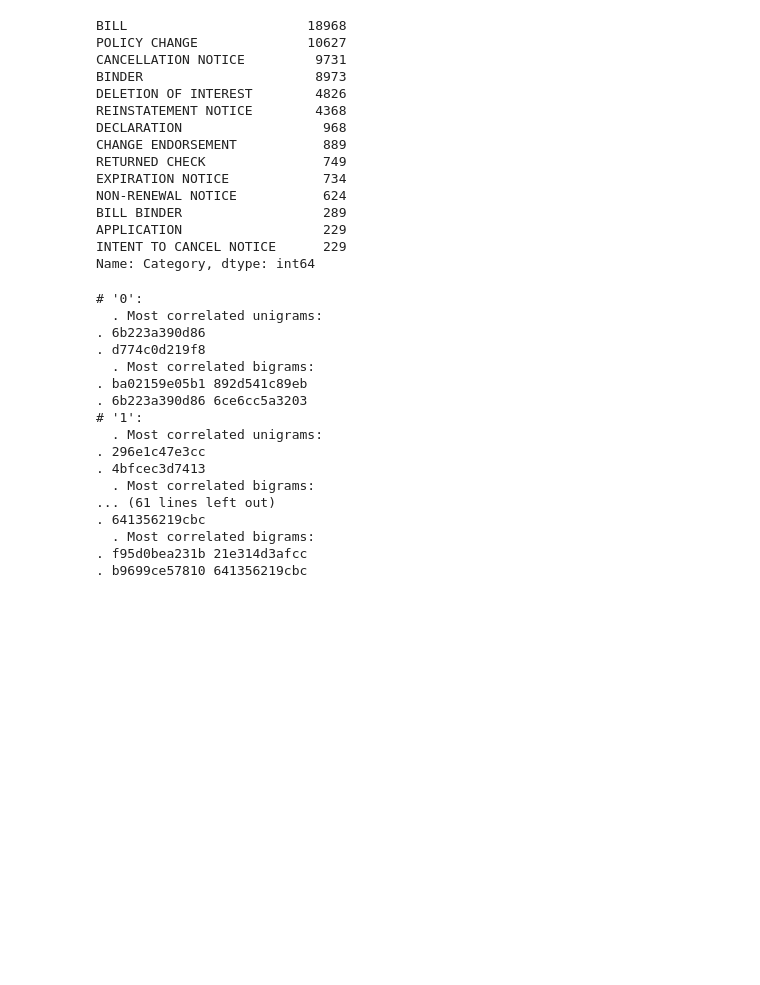
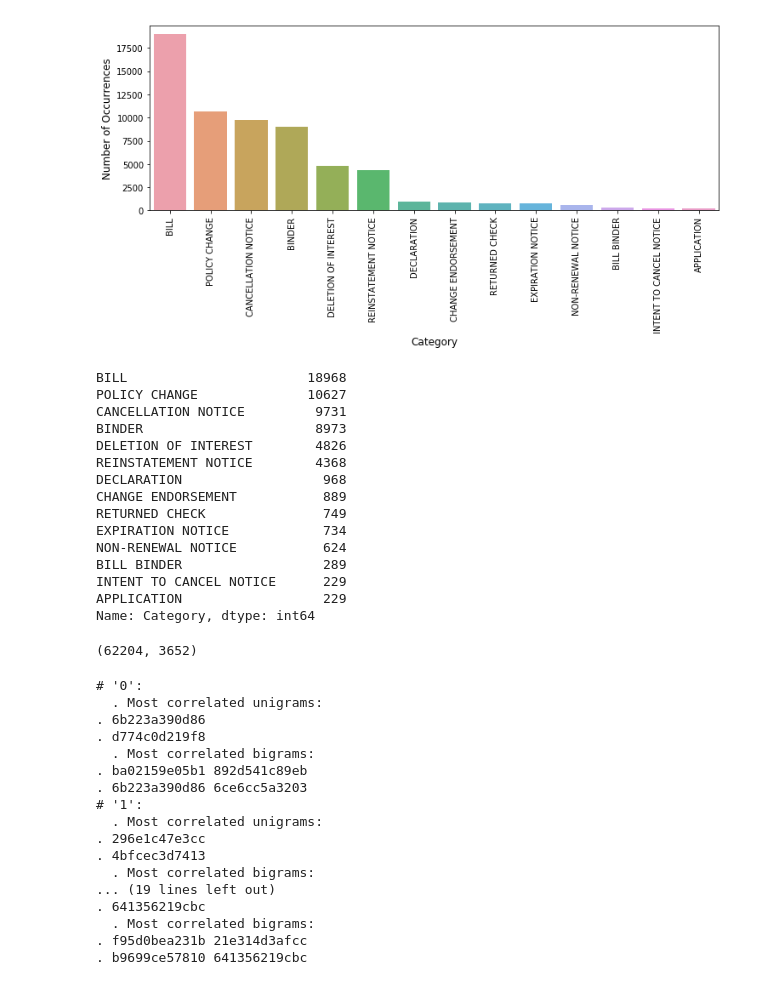
Before and after one commit to amanj0214/Document-Classification, a Jupyter notebook: Document classification.ipynb, the cells around one changed output. Cells and saved outputs as stored; diff of their text form; code cells hidden in the pictures; blank space fills up the shorter version.

```diff
--- a/Document classification.ipynb
+++ b/Document classification.ipynb
@@ -17,32 +27,47 @@ df.shape
-# %%
-df['Category'].value_counts()
-# %% [output]
-BILL                       18968
-POLICY CHANGE              10627
-CANCELLATION NOTICE         9731
-BINDER                      8973
-DELETION OF INTEREST        4826
-REINSTATEMENT NOTICE        4368
-DECLARATION                  968
-CHANGE ENDORSEMENT           889
-RETURNED CHECK               749
-EXPIRATION NOTICE            734
-NON-RENEWAL NOTICE           624
-BILL BINDER                  289
-APPLICATION                  229
-INTENT TO CANCEL NOTICE      229
-Name: Category, dtype: int64
+# %%
+cnt_categories = df['Category'].value_counts()
+
+plt.figure(figsize=(12,4))
+g = sns.barplot(cnt_categories.index, cnt_categories.values, alpha=0.9)
+plt.ylabel('Number of Occurrences', fontsize=12)
+plt.xlabel('Category', fontsize=12)
+plt.xticks(rotation=90)
+
+plt.show()
+print(cnt_categories)
+# %% [output]
+[figure, added]
+BILL                       18968
+POLICY CHANGE              10627
+CANCELLATION NOTICE         9731
+BINDER                      8973
+DELETION OF INTEREST        4826
+REINSTATEMENT NOTICE        4368
+DECLARATION                  968
+CHANGE ENDORSEMENT           889
+RETURNED CHECK               749
+EXPIRATION NOTICE            734
+NON-RENEWAL NOTICE           624
+BILL BINDER                  289
+INTENT TO CANCEL NOTICE      229
+APPLICATION                  229
+Name: Category, dtype: int64
 # %%
 from sklearn.feature_extraction.text import TfidfVectorizer
 
-tfidf = TfidfVectorizer(sublinear_tf=True, max_df = 0.8, min_df = 0.01, norm='l2', ngram_range=(1, 2))
+# term frquency and document frequency vectorizer. Max_df and Min_df will filter out
+# terms that are very common(present in more than 70% of documents) or very rare(present in less than 1% documents)
+# we will consider both 1 gram and 2 grams.
+tfidf = TfidfVectorizer(sublinear_tf=True, max_df = 0.44, min_df = 0.01, norm='l2', ngram_range=(1, 2))
 
 features = tfidf.fit_transform(df['Content'].values.astype('U')).toarray()
 labels = df['Category']
 features.shape
+# %% [output]
+(62204, 3652)
 # %%
 N = 2
-MAX = 10
+MAX = 4
 i = 0
 for Product, category_id in sorted(labels.items()):
     if i > MAX:
@@ -69,7 +94,7 @@ for Product, category_id in sorted(labels.items()):
 . 296e1c47e3cc
 . 4bfcec3d7413
   . Most correlated bigrams:
-... (61 lines left out)
+... (19 lines left out)
 . 641356219cbc
   . Most correlated bigrams:
 . f95d0bea231b 21e314d3afcc
```
Also changed, not shown: parts of 9 cells of this notebook.
